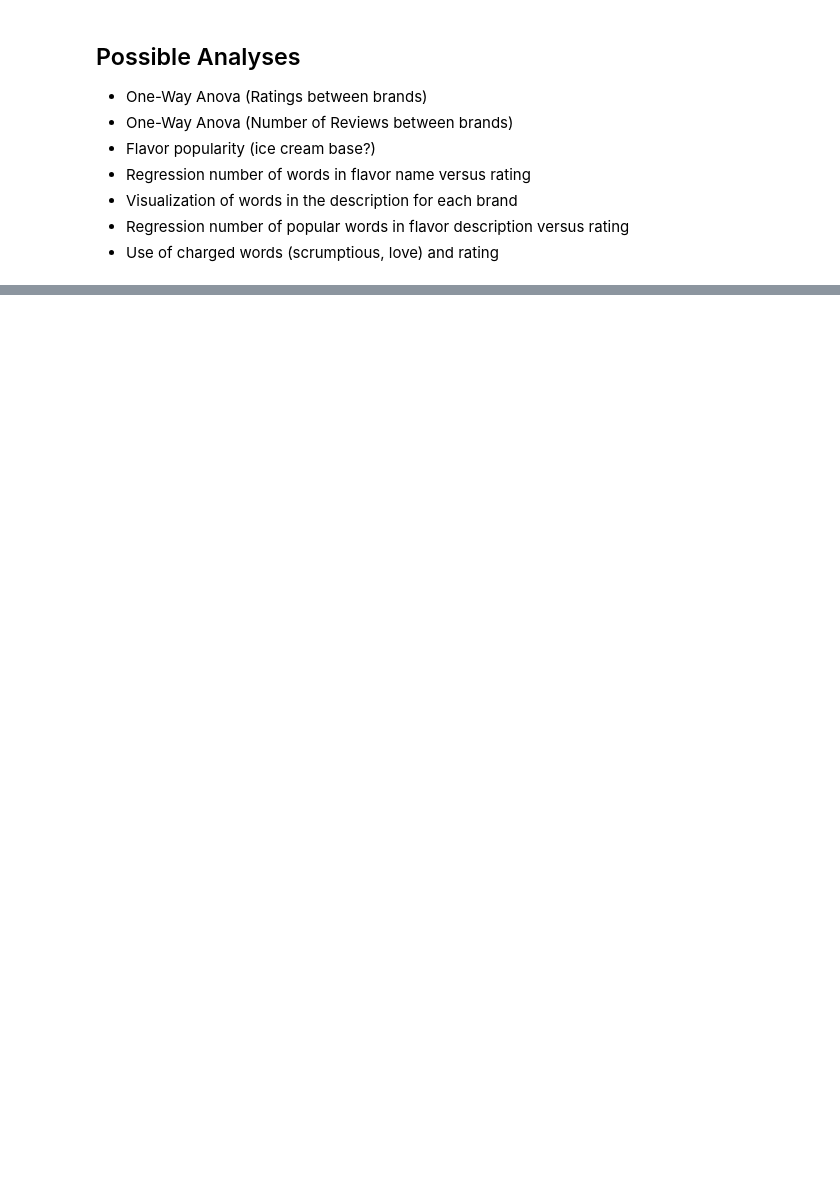
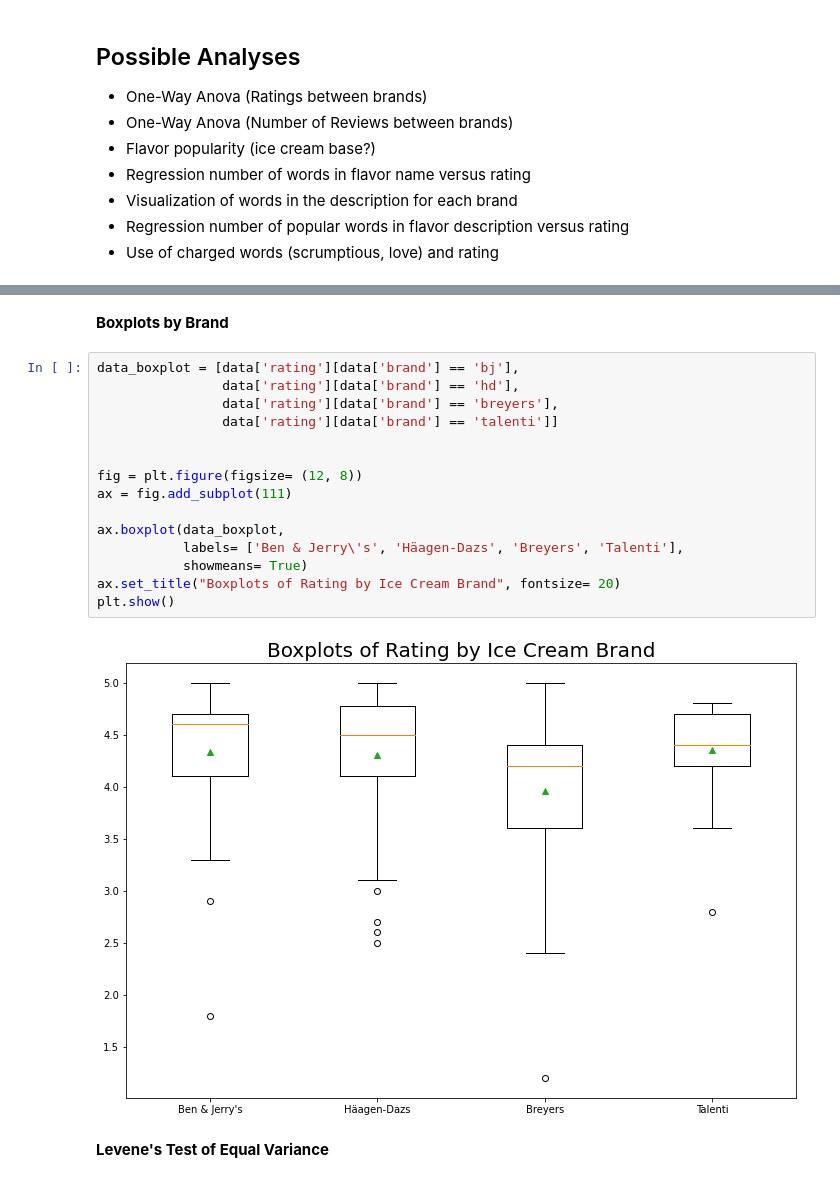
Before and after one commit to laurenbastian/Ice-Cream-Analysis, a Jupyter notebook: Ice Cream Analysis.ipynb, the cells around one changed output, grey strips where cells are left out. Saved outputs shown, nothing was run; the diff lists cells and outputs as text; blank space fills up the shorter version.

```diff
--- a/Ice Cream Analysis.ipynb
+++ b/Ice Cream Analysis.ipynb
@@ -192,0 +256,21 @@ print(fvalue, pvalue)
+# %% [markdown]
+__Boxplots by Brand__
+# %%
+data_boxplot = [data['rating'][data['brand'] == 'bj'],
+                data['rating'][data['brand'] == 'hd'],
+                data['rating'][data['brand'] == 'breyers'],
+                data['rating'][data['brand'] == 'talenti']]
+
+
+fig = plt.figure(figsize= (12, 8))
+ax = fig.add_subplot(111)
+
+ax.boxplot(data_boxplot,
+           labels= ['Ben & Jerry\'s', 'Häagen-Dazs', 'Breyers', 'Talenti'],
+           showmeans= True)
+ax.set_title("Boxplots of Rating by Ice Cream Brand", fontsize= 20)
+plt.show()
+# %% [output]
+[figure, added]
+# %% [markdown]
+__Levene's Test of Equal Variance__
```
Also changed, not shown: parts of 19 cells of this notebook.
